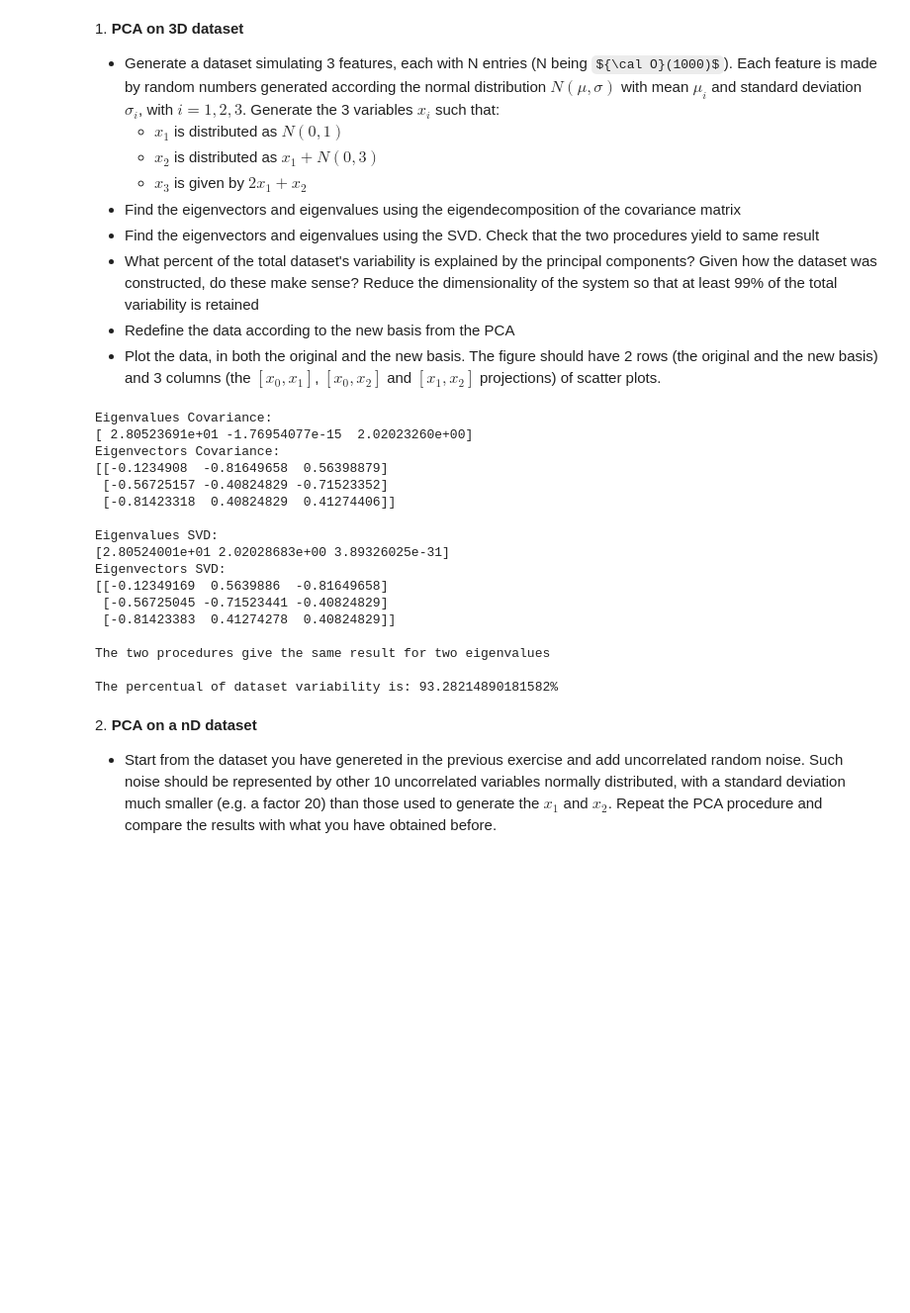
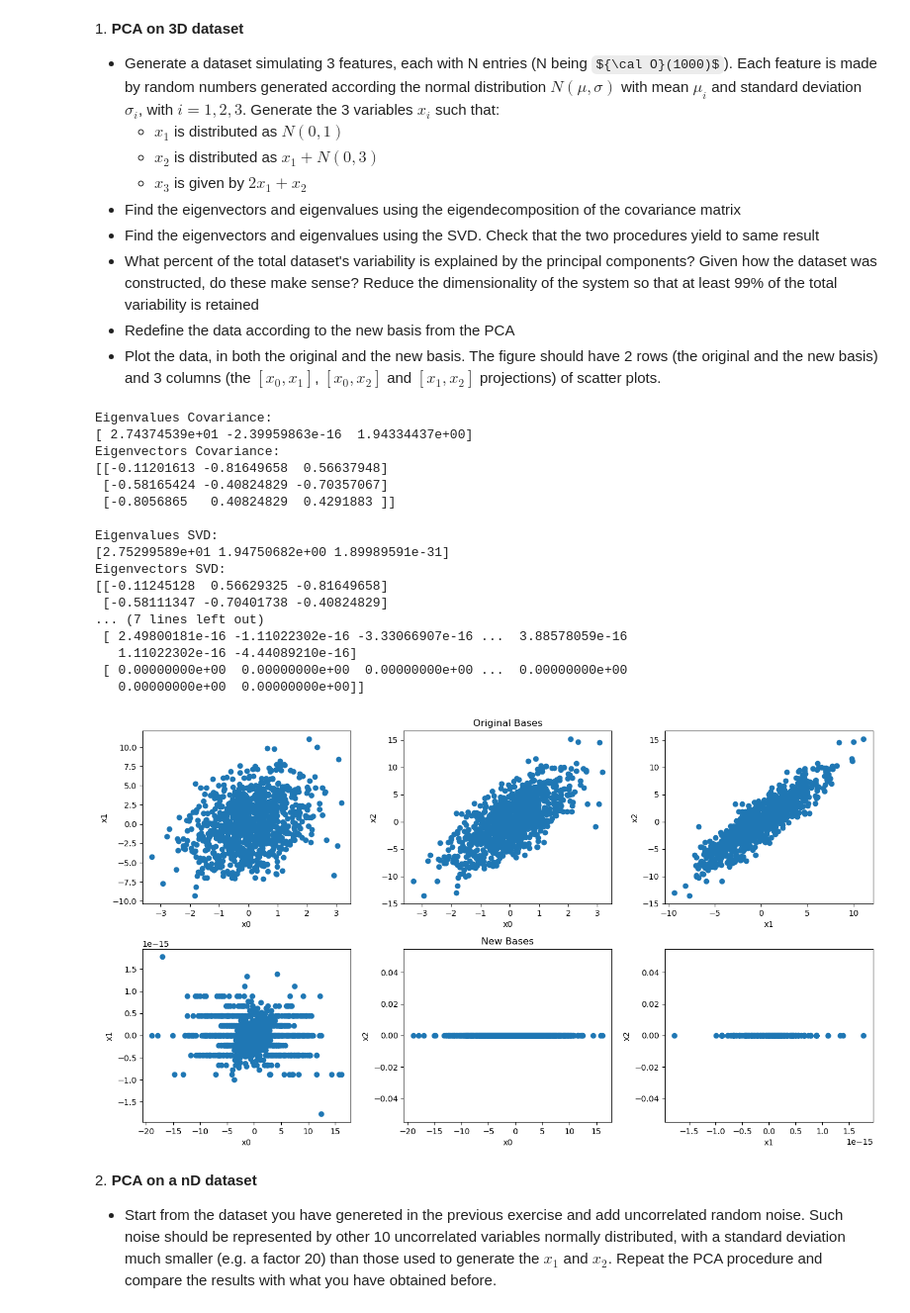
Before and after one commit to RiccardoMosele/ScientificComputingWithPython2022, a Jupyter notebook: 08ex_algebra.ipynb, the cells around one changed output. Shown: that part at 99% size. Cells and saved outputs as stored; diff of their text form; code cells hidden in the pictures; some formulas as TeX source; blank space fills up the shorter version.

```diff
--- a/08ex_algebra.ipynb
+++ b/08ex_algebra.ipynb
@@ -12,56 +12,83 @@
 * Plot the data, in both the original and the new basis. The figure should have 2 rows (the original and the new basis) and 3 columns (the $[x_0, x_1]$, $[x_0, x_2]$ and $[x_1, x_2]$ projections) of scatter plots.
 # %%
 import numpy as np
+import matplotlib.pyplot as plt
 
 #-->1<-- creo i 3 dataset
 N=1000
 x1 = np.random.normal(loc=0, scale=1, size=N)
 x2 = x1 + np.random.normal(loc=0, scale=3, size=N)
 x3 = 2*x1 + x2
+dataset = np.array([x1,x2,x3])
 
 #-->2<--
 matr = np.asmatrix(np.array([x1,x2,x3]))
 matr_cov = np.cov(matr)
 eigen_vals_cov, eigen_vecs_cov = np.linalg.eig(matr_cov)
 
 #-->3<--
 U, S, V = np.linalg.svd(matr)
 
-# Rescale the SVD spectrum to get the eigenvalues
+#autovalori
 eigen_vals_svd = S**2/(N-1)
-# The matrix U already contains the eigenvectors
+#autovettori
 eigen_vecs_svd = U
 
 print(f"Eigenvalues Covariance:\n{eigen_vals_cov}")
 print(f"Eigenvectors Covariance:\n{eigen_vecs_cov}")
 
 print(f"\nEigenvalues SVD:\n{eigen_vals_svd}")
 print(f"Eigenvectors SVD:\n{eigen_vecs_svd}")
 
 #Le due procedure danno lo stesso risultato per due autovalori
 print("\nThe two procedures give the same result for two eigenvalues")
 
 #-->3<--
 var = (np.sum(eigen_vals_cov[:2])/np.sum(eigen_vals_cov))*100
 print(f"\nThe percentual of dataset variability is: {var}%")
+
+
+#-->4<--
+eigen_vecs_cov_pca = eigen_vecs_cov[:,:2]
+data_pca = np.dot(eigen_vecs_cov_pca.T, dataset)
+data_pca = np.vstack([data_pca, np.zeros((1, N))])
+print(data_pca)
+
+
+fig, ax = plt.subplots(2, 3, figsize = (14, 8))
+fig.tight_layout(pad=3.5)
+ax[0,1].set_title("Original Bases")
+ax[1,1].set_title("New Bases")
+idx_data = np.array([[0,1],[0,2],[1,2]])
+X = [dataset, data_pca]
+
+for i in range(2):
+    x = X[i]
+    for j in range(3):
+        idx0 = idx_data[j,0]
+        idx1 = idx_data[j,1]
+        ax[i,j].scatter(x[idx0,:], x[idx1,:])
+        ax[i,j].set_xlabel(f"x{str(idx0)}")
+        ax[i,j].set_ylabel(f"x{str(idx1)}")
 # %% [output]
 Eigenvalues Covariance:
-[ 2.80523691e+01 -1.76954077e-15  2.02023260e+00]
+[ 2.74374539e+01 -2.39959863e-16  1.94334437e+00]
 Eigenvectors Covariance:
-[[-0.1234908  -0.81649658  0.56398879]
- [-0.56725157 -0.40824829 -0.71523352]
- [-0.81423318  0.40824829  0.41274406]]
+[[-0.11201613 -0.81649658  0.56637948]
+ [-0.58165424 -0.40824829 -0.70357067]
+ [-0.8056865   0.40824829  0.4291883 ]]
 
 Eigenvalues SVD:
-[2.80524001e+01 2.02028683e+00 3.89326025e-31]
+[2.75299589e+01 1.94750682e+00 1.89989591e-31]
 Eigenvectors SVD:
-[[-0.12349169  0.5639886  -0.81649658]
- [-0.56725045 -0.71523441 -0.40824829]
- [-0.81423383  0.41274278  0.40824829]]
-
-The two procedures give the same result for two eigenvalues
-
-The percentual of dataset variability is: 93.28214890181582%
+[[-0.11245128  0.56629325 -0.81649658]
+ [-0.58111347 -0.70401738 -0.40824829]
+... (7 lines left out)
+ [ 2.49800181e-16 -1.11022302e-16 -3.33066907e-16 ...  3.88578059e-16
+   1.11022302e-16 -4.44089210e-16]
+ [ 0.00000000e+00  0.00000000e+00  0.00000000e+00 ...  0.00000000e+00
+   0.00000000e+00  0.00000000e+00]]
+[figure, added]
 # %% [markdown]
 2\. **PCA on a nD dataset**
 
```
Also changed, not shown: parts of 1 cell of this notebook.
